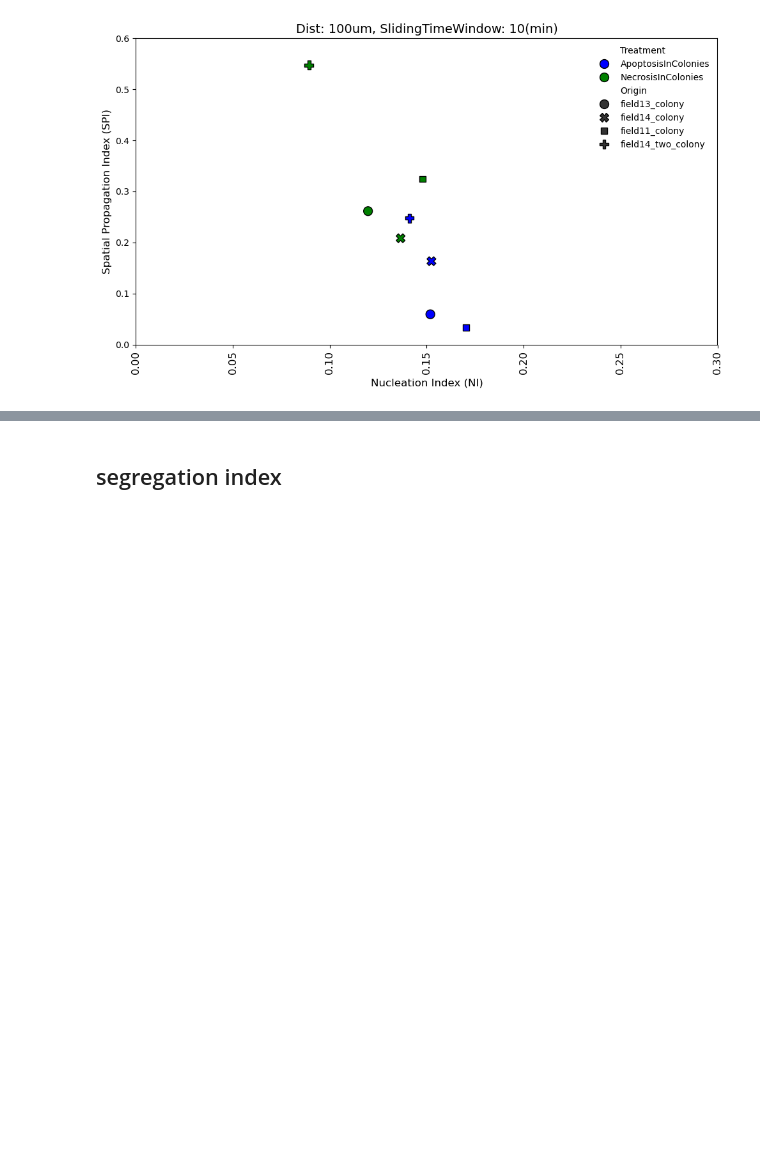
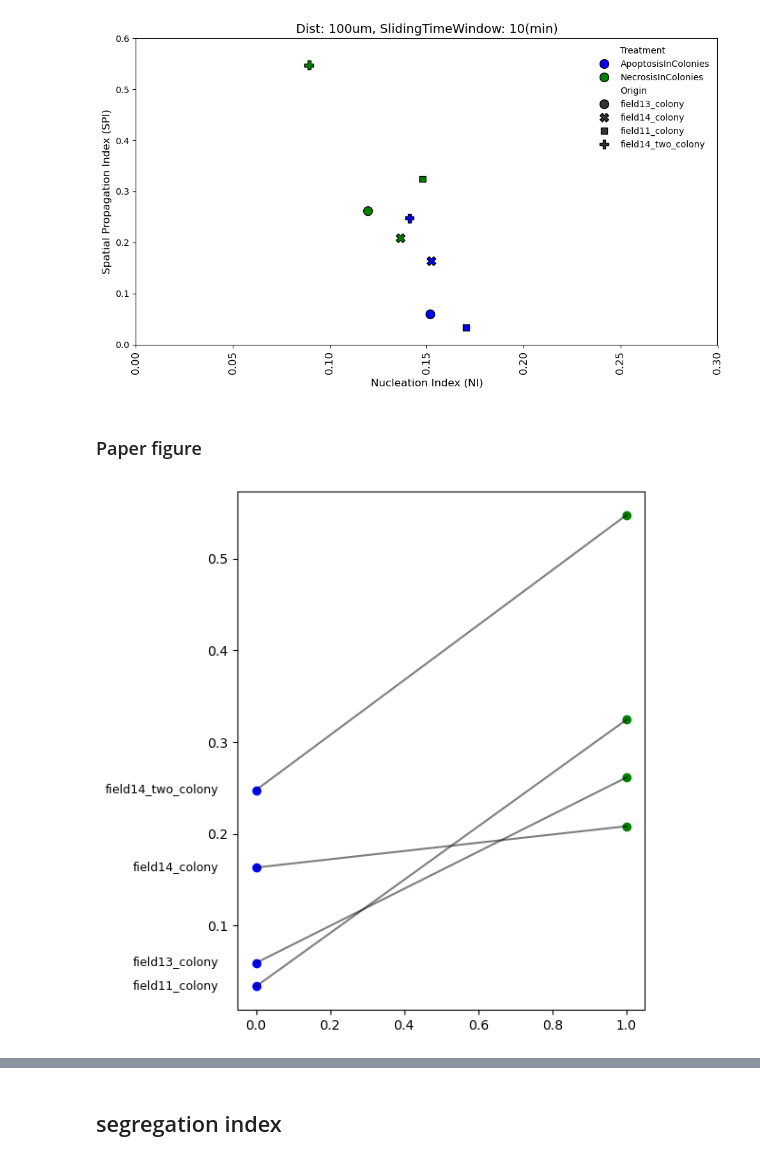
Before and after one commit to esraan/CellDeathSpreading, a Jupyter notebook: notebooks/Exp7.ipynb, the cells around one changed output, grey strips where cells are left out. Saved outputs shown, nothing was run; the diff lists cells and outputs as text; code cells hidden in the pictures; blank space fills up the shorter version.

Commit message:
change figures for the paper and adpt new visualizations

```diff
--- a/notebooks/Exp7.ipynb
+++ b/notebooks/Exp7.ipynb
@@ -602,3 +602,71 @@ plt.savefig("SPIvsNI100um10min.svg", format="svg")
 plt.show()
 # %% [output]
 [figure]
+# %% [markdown]
+### Paper figure
+# %%
+import matplotlib.pyplot as plt
+import numpy as np
+
+# Example data
+custom_palette = {
+    'ApoptosisInColonies': 'blue',
+    'NecrosisInColonies': 'green'
+}
+filtered_subset = filtered_df[
+    (filtered_df['neighbors_dist_threshold'] == 100) &
+    (filtered_df['sliding_time_window_size'] == 10)
+]
+# X positions: 0 for Group A, 1 for Group B
+x_a = np.zeros(len(origins))
+x_b = np.ones(len(origins))
+# Replace treatment with origin and group values
+origins = filtered_subset['Origin'].unique()
+group_a_values = []
+group_b_values = []
+origins_list = []
+
+for origin in origins:
+    subset = filtered_subset[filtered_subset['Origin'] == origin]
+    group_a = subset[subset['Treatment'] == 'ApoptosisInColonies']['SPI'].mean()
+    group_b = subset[subset['Treatment'] == 'NecrosisInColonies']['SPI'].mean()
+    if not np.isnan(group_a) and not np.isnan(group_b):
+        group_a_values.append(group_a)
+        group_b_values.append(group_b)
+        origins_list.append(origin)
+
+# Plot
+plt.figure(figsize=(6, 6))
+
+for i in range(len(origins_list)):
+    # Line connecting values
+    plt.plot([x_a[i], x_b[i]], [group_a_values[i], group_b_values[i]], 'k-', alpha=0.5)
+    # Group A point
+    plt.scatter(x_a[i], group_a_values[i], color=custom_palette['ApoptosisInColonies'], label='ApoptosisInColonies' if i == 0 else "")
+    # Group B point
+    plt.scatter(x_b[i], group_b_values[i], color=custom_palette['NecrosisInColonies'], label='NecrosisInColonies' if i == 0 else "")
+    # Origin label on left
+    plt.text(-0.1, group_a_values[i], origins_list[i], va='center', ha='right', fontsize=9)
+# plt.figure(figsize=(6, 6))
+
+# for i in range(len(treatments)):
+#     # Line connecting values
+#     plt.plot([x_a[i], x_b[i]], [group_a_values[i], group_b_values[i]], 'k-', alpha=0.5)
+#     # Group A point
+#     plt.scatter(x_a[i], group_a_values[i], color='blue', label='Group A' if i == 0 else "")
+#     # Group B point
+#     plt.scatter(x_b[i], group_b_values[i], color='red', label='Group B' if i == 0 else "")
+#     # Treatment label on left
+#     plt.text(-0.1, group_a_values[i], treatments[i], va='center', ha='right', fontsize=9)
+
+# # Formatting
+# plt.xticks([0, 1], ['Group A', 'Group B'])
+# plt.ylabel("Value")
+# plt.title("Paired Treatment Values Across Groups")
+# plt.legend()
+# plt.grid(True, axis='y', linestyle='--', alpha=0.3)
+# plt.xlim(-0.5, 1.5)
+plt.tight_layout()
+plt.show()
+# %% [output]
+[figure, added]
```
Also changed, not shown: parts of 21 cells of this notebook, 10 other files.
